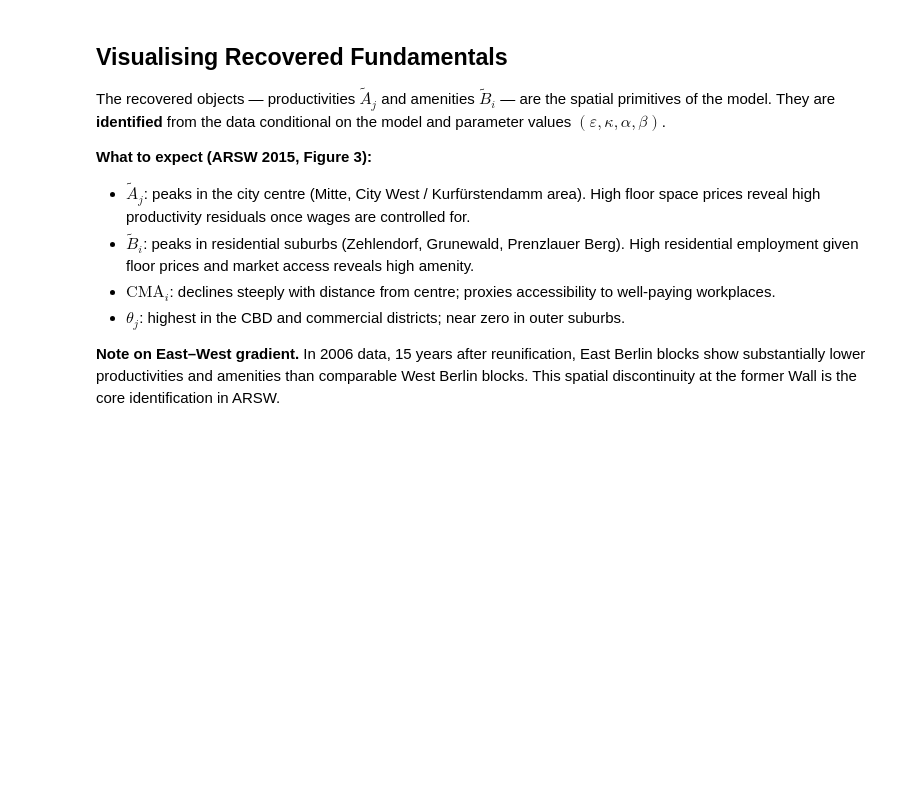
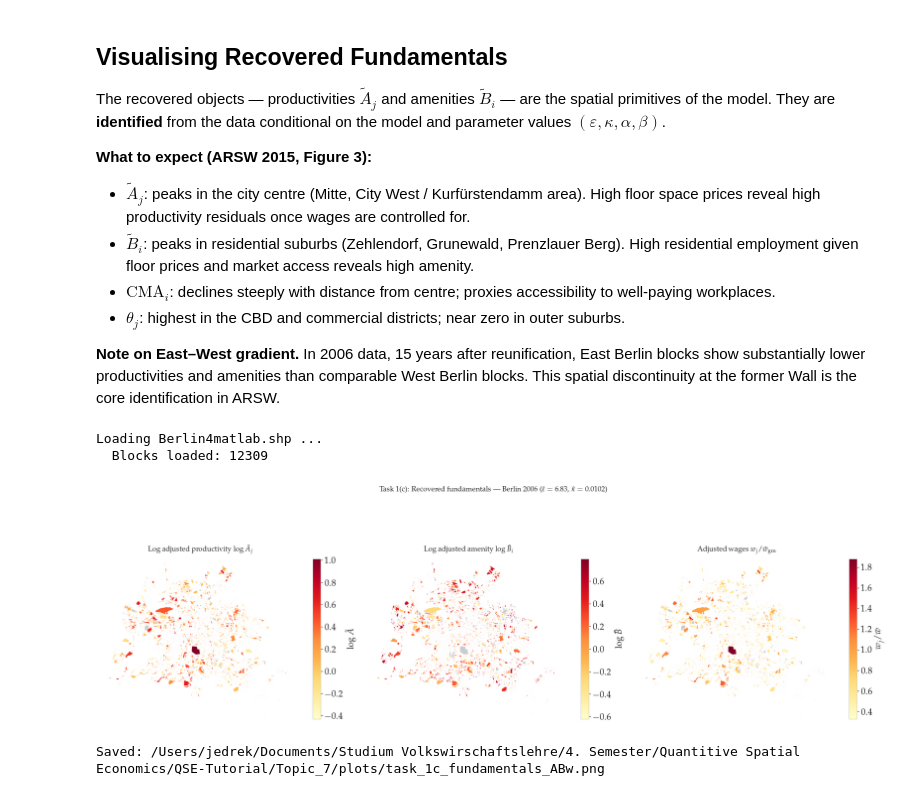
Before and after one commit to jendrkk/QSE-Tutorial, a Jupyter notebook: Topic_7/task_1c.ipynb, the cells around one changed output. Cells and saved outputs as stored; diff of their text form; code cells hidden in the pictures; blank space fills up the shorter version.

```diff
--- a/Topic_7/task_1c.ipynb
+++ b/Topic_7/task_1c.ipynb
@@ -369,9 +420,12 @@ gdf_plot = _assign_to_gdf(
 gdf_plot["log_A"]  = np.log(gdf_plot["log_A"])    # log A for better visual spread
 gdf_plot["log_B"]  = np.log(gdf_plot["log_B"])    # log B
 
-# West / East Berlin outlines (if fwestr available)
+# West / East Berlin outlines — guarded against dimension mismatch.
+# fwestr in prepdata_big_TD is a MATLAB 1-based index vector (length 7050),
+# not a boolean mask (length nobs06 = 12309). gdf_west/gdf_east are unused
+# in the plots above; the shape check prevents a runtime error.
 fwestr = results_1c.get("fwestr")
-if fwestr is not None and fwestr.any():
+if fwestr is not None and fwestr.any() and len(fwestr) == len(gdf_berlin):
     gdf_west = gdf_berlin[fwestr.astype(bool)].copy()
     gdf_east = gdf_berlin[~fwestr.astype(bool)].copy()
 else:
@@ -383,33 +437,38 @@ fig, axes = plt.subplots(1, 3, figsize=(20, 7))
 for ax, col, title, label in zip(
     axes,
     ["log_A", "log_B", "adj_wage"],
     [r"Log adjusted productivity $\log\tilde{A}_j$",
      r"Log adjusted amenity $\log\tilde{B}_i$",
      r"Adjusted wages $w_j / \bar{w}_{\mathrm{gm}}$"],
     [r"$\log\tilde{A}$", r"$\log\tilde{B}$", r"$w_j/\bar{w}$"],
 ):
     gdf_plot.plot(
         column=col,
         ax=ax,
         cmap="YlOrRd",
         legend=True,
         missing_kwds={"color": "#cccccc", "label": "No employment"},
         legend_kwds={"label": label, "shrink": 0.65, "orientation": "vertical"},
     )
     ax.set_title(title, pad=6, fontsize=13)
     ax.set_axis_off()
 
 plt.suptitle(
     rf"Task 1(c): Recovered fundamentals — Berlin 2006"
     rf" ($\hat{{\varepsilon}} = {EPSILON_HAT}$, $\hat{{\kappa}} = {KAPPAEPS/EPSILON_HAT:.4f}$)",
     fontsize=13, y=1.01,
 )
 plt.tight_layout()
 
 save_path = PLOT_ROOT / "task_1c_fundamentals_ABw.png"
 fig.savefig(save_path, dpi=300, bbox_inches="tight")
 plt.show()
 print(f"Saved: {save_path}")
+# %% [output]
+Loading Berlin4matlab.shp ...
+  Blocks loaded: 12309
+[figure, added]
+Saved: /Users/jedrek/Documents/Studium Volkswirschaftslehre/4. Semester/Quantitive Spatial Economics/QSE-Tutorial/Topic_7/plots/task_1c_fundamentals_ABw.png
 # %%
 # Assign additional vectors
 gdf_plot2 = _assign_to_gdf(
```
Also changed, not shown: parts of 6 cells of this notebook, 7 other files.
